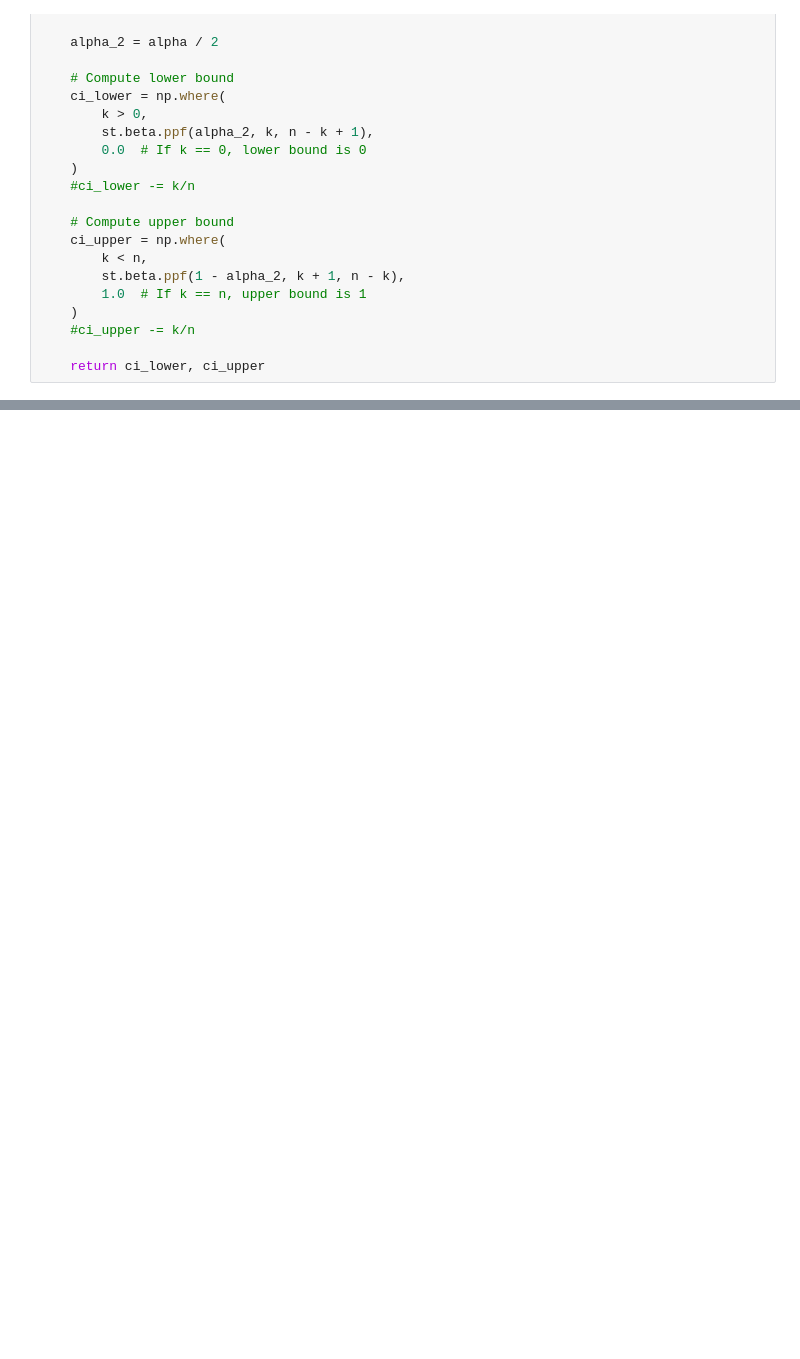
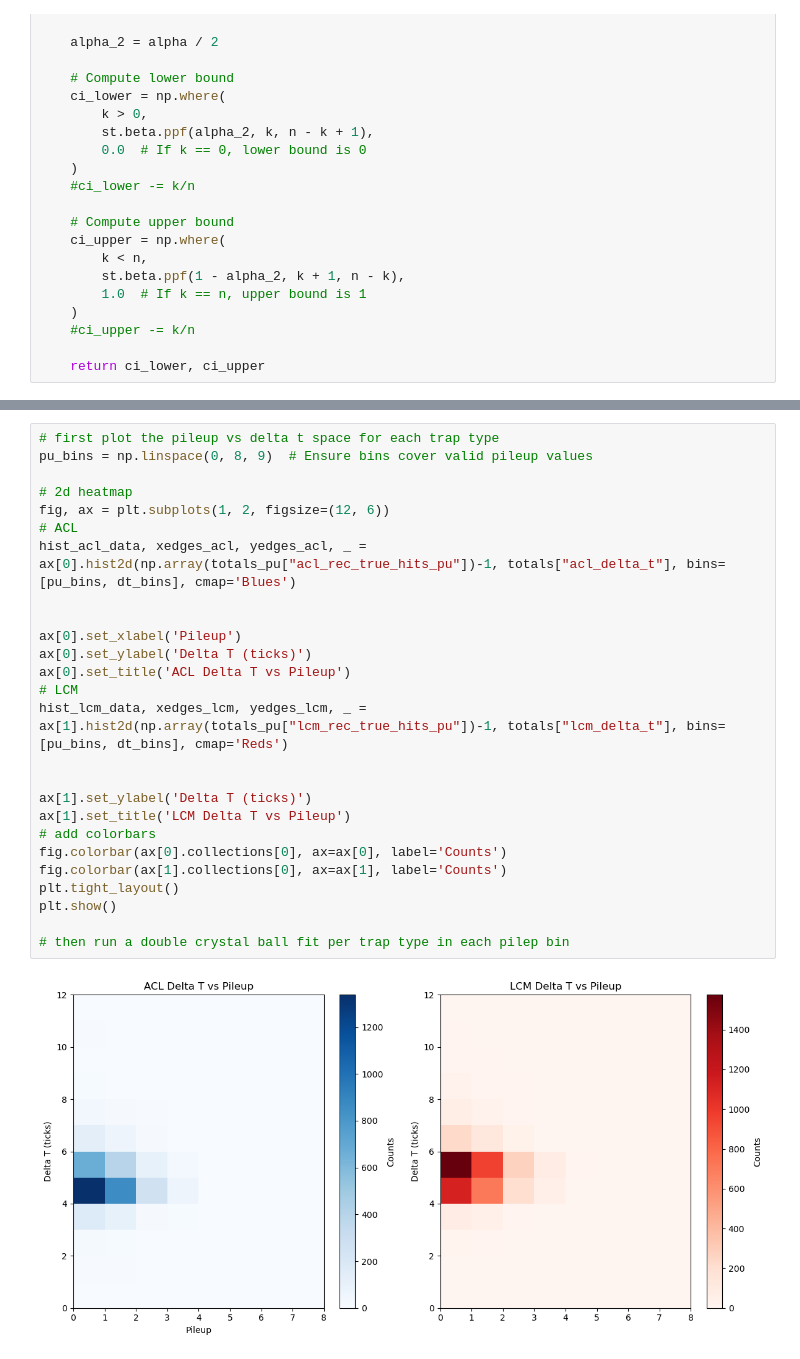
Before and after one commit to jvmead/lrs_sanity_check, a Jupyter notebook: wvfm_plotting_mc_nfiles.ipynb, the cells around one changed output, grey strips where cells are left out. Cells and saved outputs as stored; diff of their text form; blank space fills up the shorter version.

```diff
--- a/wvfm_plotting_mc_nfiles.ipynb
+++ b/wvfm_plotting_mc_nfiles.ipynb
@@ -650,0 +931,28 @@ plt.show()
+# %%
+# first plot the pileup vs delta t space for each trap type
+pu_bins = np.linspace(0, 8, 9)  # Ensure bins cover valid pileup values
+
+# 2d heatmap
+fig, ax = plt.subplots(1, 2, figsize=(12, 6))
+# ACL
+hist_acl_data, xedges_acl, yedges_acl, _ = ax[0].hist2d(np.array(totals_pu["acl_rec_true_hits_pu"])-1, totals["acl_delta_t"], bins=[pu_bins, dt_bins], cmap='Blues')
+
+
+ax[0].set_xlabel('Pileup')
+ax[0].set_ylabel('Delta T (ticks)')
+ax[0].set_title('ACL Delta T vs Pileup')
+# LCM
+hist_lcm_data, xedges_lcm, yedges_lcm, _ = ax[1].hist2d(np.array(totals_pu["lcm_rec_true_hits_pu"])-1, totals["lcm_delta_t"], bins=[pu_bins, dt_bins], cmap='Reds')
+
+
+ax[1].set_ylabel('Delta T (ticks)')
+ax[1].set_title('LCM Delta T vs Pileup')
+# add colorbars
+fig.colorbar(ax[0].collections[0], ax=ax[0], label='Counts')
+fig.colorbar(ax[1].collections[0], ax=ax[1], label='Counts')
+plt.tight_layout()
+plt.show()
+
+# then run a double crystal ball fit per trap type in each pilep bin
+# %% [output]
+[figure, added]
```
Also changed, not shown: parts of 14 cells of this notebook, 1 other file.
